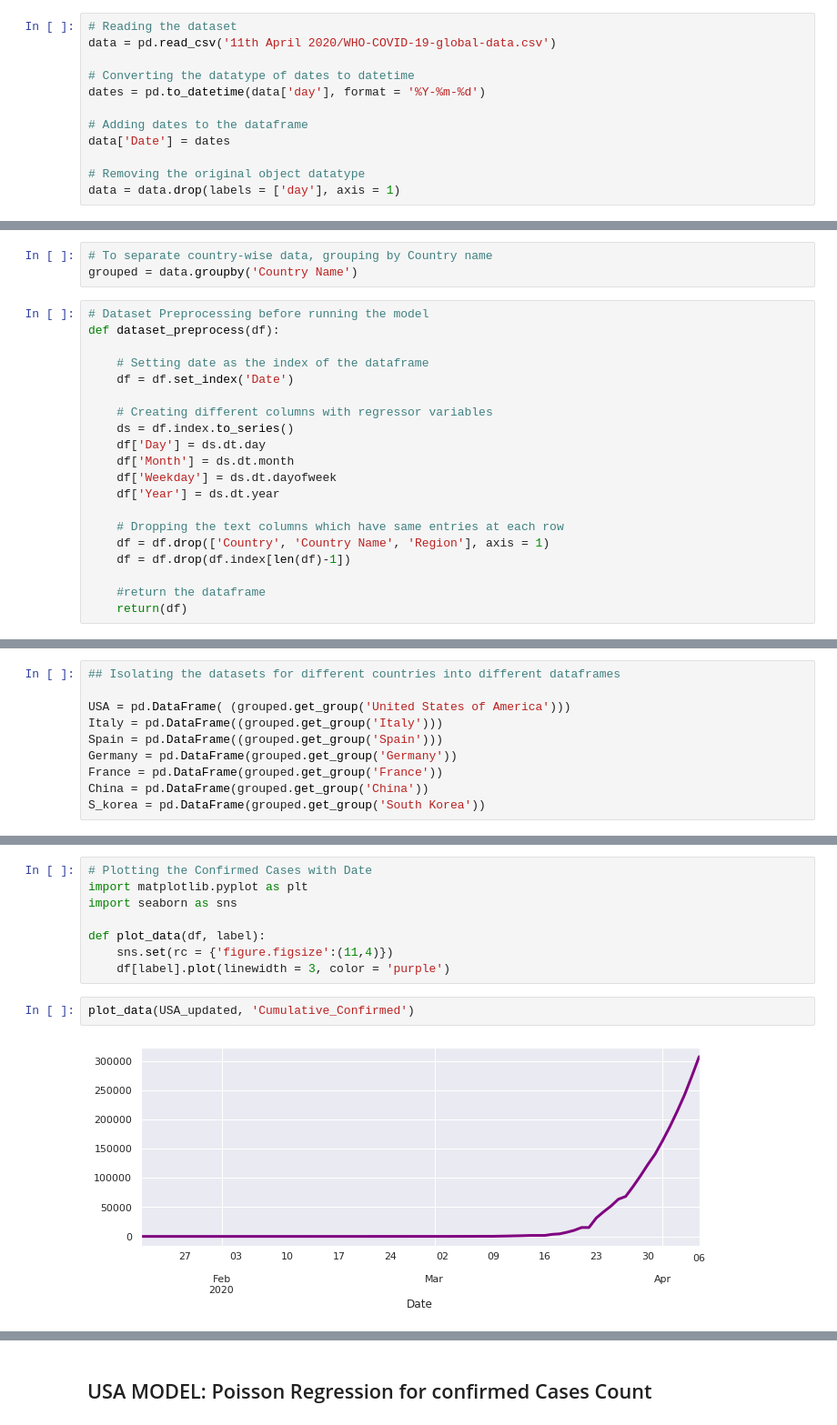
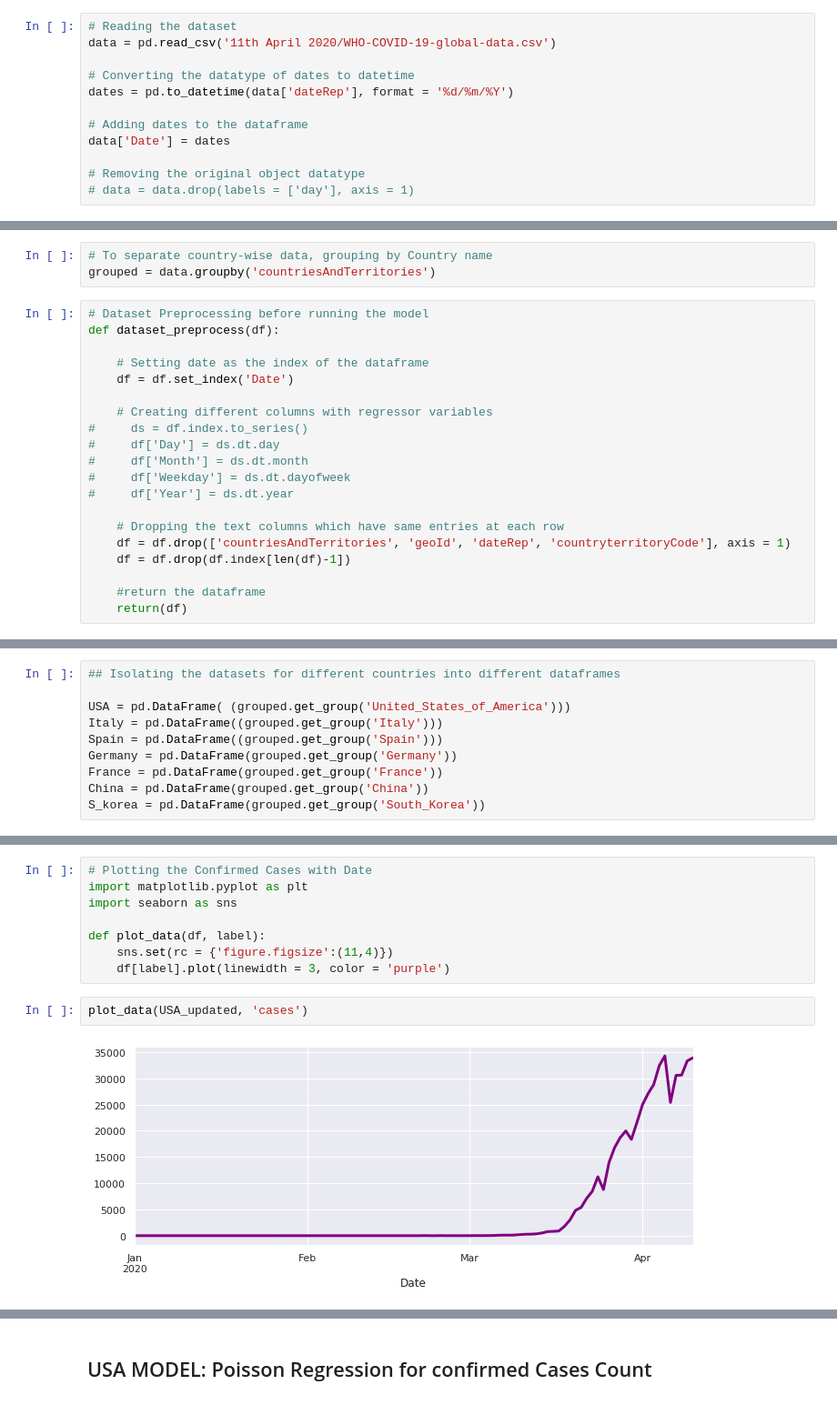
Before and after one commit to prerit1998jain/Pandemic-Forecasting-using-Time-dependent-SIRD-and-Poisson-Regression, a Jupyter notebook: Covid 19 Time-Series Data.ipynb, the cells around one changed output, grey strips where cells are left out. Shown at 91% size. Cells and saved outputs as stored; diff of their text form.

```diff
--- a/Covid 19 Time-Series Data.ipynb
+++ b/Covid 19 Time-Series Data.ipynb
@@ -11,13 +11,13 @@ import matplotlib.pyplot as plt
 data = pd.read_csv('11th April 2020/WHO-COVID-19-global-data.csv')
 
 # Converting the datatype of dates to datetime
-dates = pd.to_datetime(data['day'], format = '%Y-%m-%d')
+dates = pd.to_datetime(data['dateRep'], format = '%d/%m/%Y')
 
 # Adding dates to the dataframe
 data['Date'] = dates
 
 # Removing the original object datatype
-data = data.drop(labels = ['day'], axis = 1)
+# data = data.drop(labels = ['day'], axis = 1)
 # %%
 data.info()
 # %% [output]
@@ -57,6 +40,6 @@ memory usage: 437.4+ KB
 # %%
 # To separate country-wise data, grouping by Country name
-grouped = data.groupby('Country Name')
+grouped = data.groupby('countriesAndTerritories')
 # %%
 # Dataset Preprocessing before running the model
 def dataset_preprocess(df):
@@ -65,14 +48,14 @@ def dataset_preprocess(df):
     df = df.set_index('Date')
 
     # Creating different columns with regressor variables
-    ds = df.index.to_series()
-    df['Day'] = ds.dt.day
-    df['Month'] = ds.dt.month
-    df['Weekday'] = ds.dt.dayofweek
-    df['Year'] = ds.dt.year
+#     ds = df.index.to_series()
+#     df['Day'] = ds.dt.day
+#     df['Month'] = ds.dt.month
+#     df['Weekday'] = ds.dt.dayofweek
+#     df['Year'] = ds.dt.year
 
     # Dropping the text columns which have same entries at each row
-    df = df.drop(['Country', 'Country Name', 'Region'], axis = 1)
+    df = df.drop(['countriesAndTerritories', 'geoId', 'dateRep', 'countryterritoryCode'], axis = 1)
     df = df.drop(df.index[len(df)-1])
 
     #return the dataframe
@@ -80,10 +83,10 @@ def dataset_preprocess(df):
 # %%
 ## Isolating the datasets for different countries into different dataframes
 
-USA = pd.DataFrame( (grouped.get_group('United States of America')))
+USA = pd.DataFrame( (grouped.get_group('United_States_of_America')))
 Italy = pd.DataFrame((grouped.get_group('Italy')))
 Spain = pd.DataFrame((grouped.get_group('Spain')))
 Germany = pd.DataFrame(grouped.get_group('Germany'))
 France = pd.DataFrame(grouped.get_group('France'))
 China = pd.DataFrame(grouped.get_group('China'))
-S_korea = pd.DataFrame(grouped.get_group('South Korea'))
+S_korea = pd.DataFrame(grouped.get_group('South_Korea'))
@@ -123,7 +119,7 @@ def plot_data(df, label):
     sns.set(rc = {'figure.figsize':(11,4)})
     df[label].plot(linewidth = 3, color = 'purple')
 # %%
-plot_data(USA_updated, 'Cumulative_Confirmed')
+plot_data(USA_updated, 'cases')
 # %% [output]
-[figure, old version]
+[figure, new version]
 # %%
```
Also changed, not shown: parts of 13 cells of this notebook.
